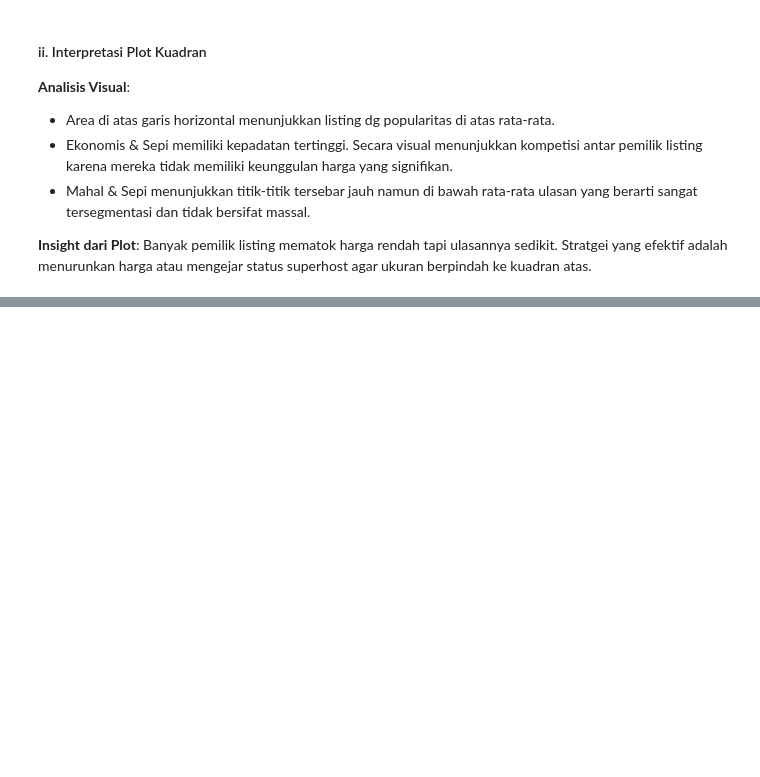
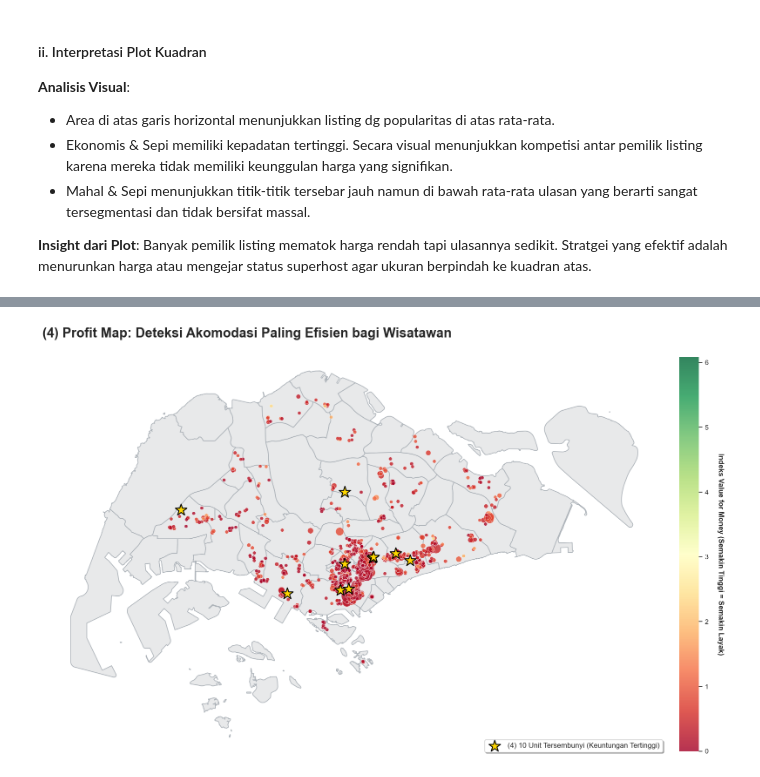
Before and after one commit to gacoanphilia/redo-tsdw, a Jupyter notebook: notebooks/final_project.ipynb, the cells around one changed output, grey strips where cells are left out. Drawn from its saved outputs; the diff is of its cells as text; code cells hidden in the pictures; blank space fills up the shorter version.

```diff
--- a/notebooks/final_project.ipynb
+++ b/notebooks/final_project.ipynb
@@ -462,0 +519,41 @@ Banyak pemilik listing mematok harga rendah tapi ulasannya sedikit. Stratgei yan
+# %%
+rev_agg = reviews_gz.groupby('listing_id')['review_length'].mean().reset_index()
+df_unt = listings_gz.merge(rev_agg, left_on='id', right_on='listing_id', how='left')
+
+df_unt['norm_rating'] = df_unt['review_scores_rating'] / 5.0
+df_unt['norm_length'] = (df_unt['review_length'] - df_unt['review_length'].min()) / \
+                        (df_unt['review_length'].max() - df_unt['review_length'].min())
+df_unt['norm_price'] = (df_unt['price_cleaned'] - df_unt['price_cleaned'].min()) / \
+                       (df_unt['price_cleaned'].max() - df_unt['price_cleaned'].min())
+
+df_unt['unt_index'] = (df_unt['norm_rating'] * df_unt['norm_length']) / (df_unt['norm_price'] + 0.1)
+
+plt.figure(figsize=(16, 11))
+sns.set_theme(style="white")
+
+ax = neighbourhoods_geo.plot(color='#e8e9ea', edgecolor='#aeb4ba', linewidth=1.2, ax=plt.gca())
+
+scatter = plt.scatter(df_unt['longitude'], df_unt['latitude'],
+            c=df_unt['unt_index'], cmap='RdYlGn',
+            s=df_unt['number_of_reviews'] * 0.6 + 30,
+            alpha=0.8, edgecolors='white', linewidth=0.4, zorder=3)
+
+champions = df_unt.nlargest(10, 'unt_index')
+plt.scatter(champions['longitude'], champions['latitude'],
+            color='gold', s=400, marker='*', edgecolors='black',
+            linewidth=1.5, label='(4) 10 Unit Tersembunyi (Keuntungan Tertinggi)', zorder=5)
+
+cbar = plt.colorbar(scatter, fraction=0.03, pad=0.02)
+cbar.set_label('Indeks Value for Money (Semakin Tinggi = Semakin Layak)',
+               rotation=270, labelpad=25, fontweight='bold', fontsize=12)
+cbar.outline.set_visible(False)
+
+plt.title('(4) Profit Map: Deteksi Akomodasi Paling Efisien bagi Wisatawan',
+          fontsize=22, fontweight='bold', loc='left', pad=25)
+
+plt.legend(loc='lower right', prop={'size': 12}, frameon=True, shadow=True)
+plt.axis('off')
+plt.tight_layout()
+plt.show()
+# %% [output]
+[figure, added]
```
Also changed, not shown: parts of 5 cells of this notebook.
